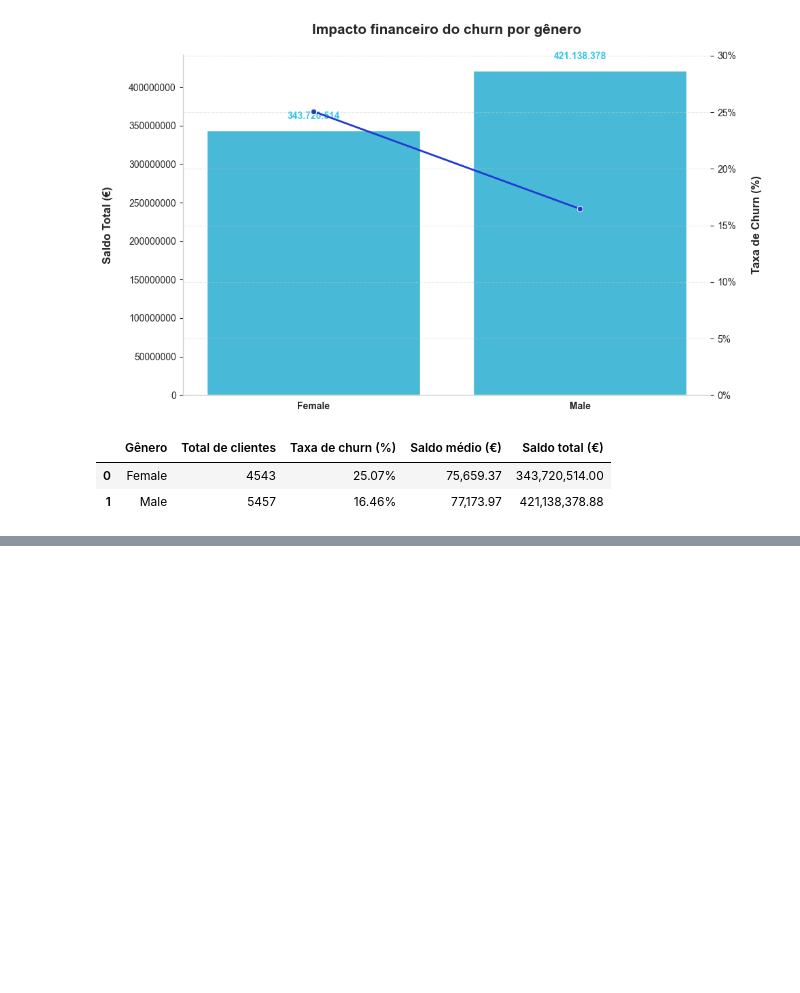
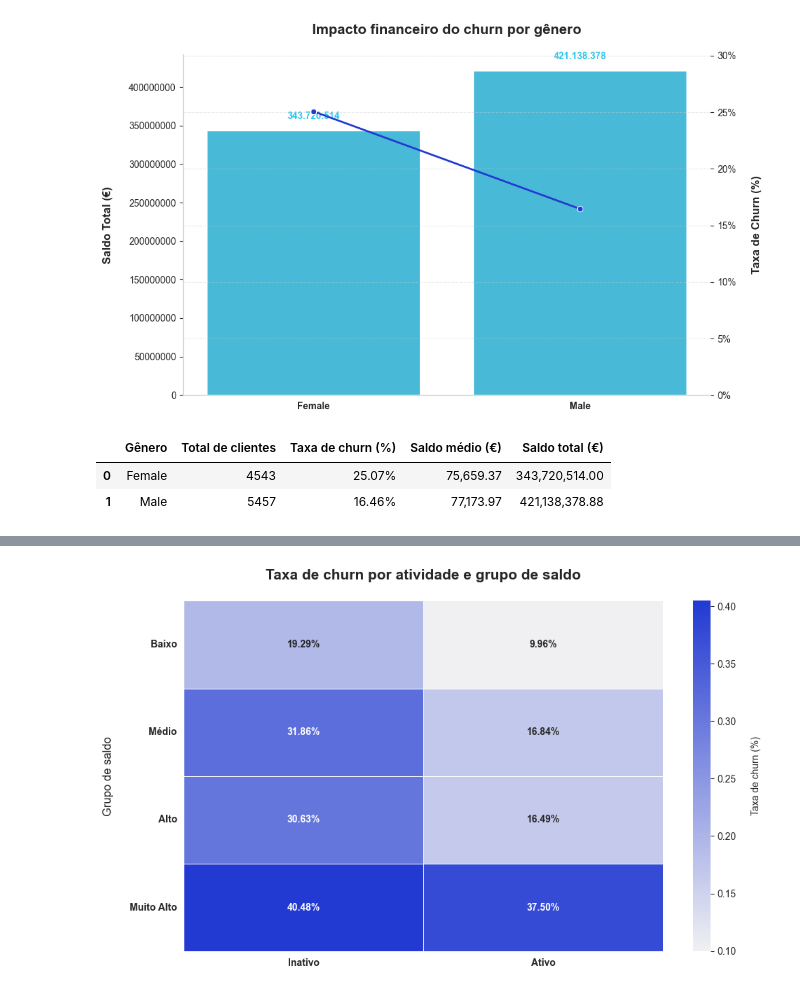
Before and after one commit to emso-exe/Churn_clientes_de_banco, a Jupyter notebook: notebooks/001_analise_exploratoria.ipynb, the cells around one changed output, grey strips where cells are left out. Drawn from its saved outputs; the diff is of its cells as text; code cells hidden in the pictures; blank space fills up the shorter version.

```diff
--- a/notebooks/001_analise_exploratoria.ipynb
+++ b/notebooks/001_analise_exploratoria.ipynb
@@ -1477,0 +1606,34 @@ gender_analysis
+# %%
+# Converter valores para numérico (remover formatação percentual)
+heat_data = activity_balance_table.copy()
+for col in ['Inativo', 'Ativo']:
+    heat_data[col] = heat_data[col].str.rstrip('%').astype(float)/100
+
+# Criando figura
+plt.figure(figsize=(10,6))
+
+sns.heatmap(
+    heat_data.set_index('Grupo de saldo'),
+    annot=True,
+    fmt='.2%',
+    cmap=sns.light_palette('#223ad2', as_cmap=True),
+    cbar_kws={'label': '\nTaxa de churn (%)'},
+    annot_kws={'size': 10, 'fontweight': 'bold'},
+    linewidths=0.6,
+    linecolor='#fff'
+)
+
+# Formatação de título e rótulos
+plt.title('Taxa de churn por atividade e grupo de saldo\n', fontsize=15, fontweight='bold')
+plt.ylabel('Grupo de saldo\n', fontsize=12)
+plt.xlabel('', fontsize=12, fontweight='bold')
+
+# Ajuste de ticks
+plt.xticks(fontweight='bold')
+plt.yticks(fontweight='bold', rotation=0)
+
+# Exibindo o gráfico
+plt.tight_layout()
+plt.show()
+# %% [output]
+[figure, added]
```
Also changed, not shown: parts of 18 cells of this notebook.
